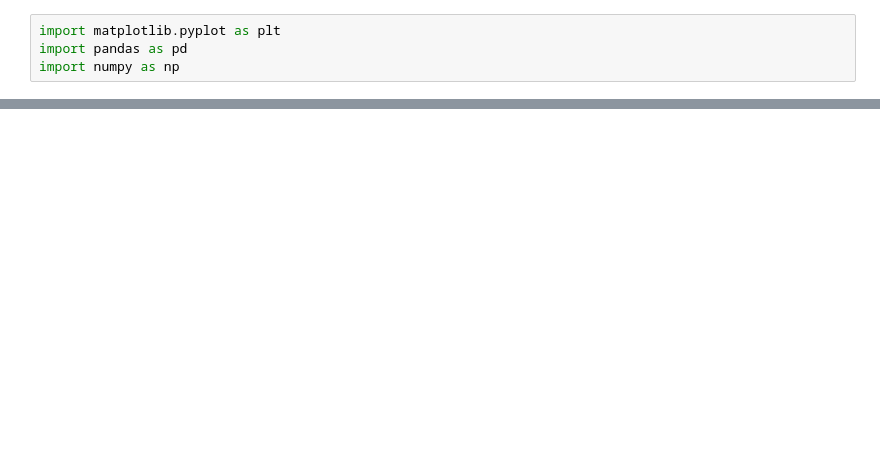
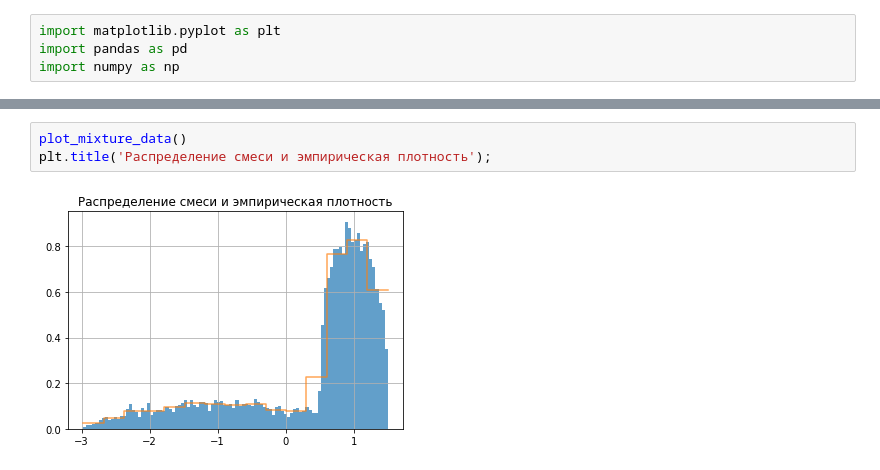
Before and after one commit to drhouma/oop, a Jupyter notebook: plot.ipynb, the cells around one changed output, grey strips where cells are left out. Cells and saved outputs as stored; diff of their text form; blank space fills up the shorter version.

```diff
--- a/plot.ipynb
+++ b/plot.ipynb
@@ -34,0 +79,5 @@ plot_using_density()
+# %%
+plot_mixture_data()
+plt.title('Распределение смеси и эмпирическая плотность');
+# %% [output]
+[figure, added]
```
Also changed, not shown: parts of 4 cells of this notebook, 1 other file.
